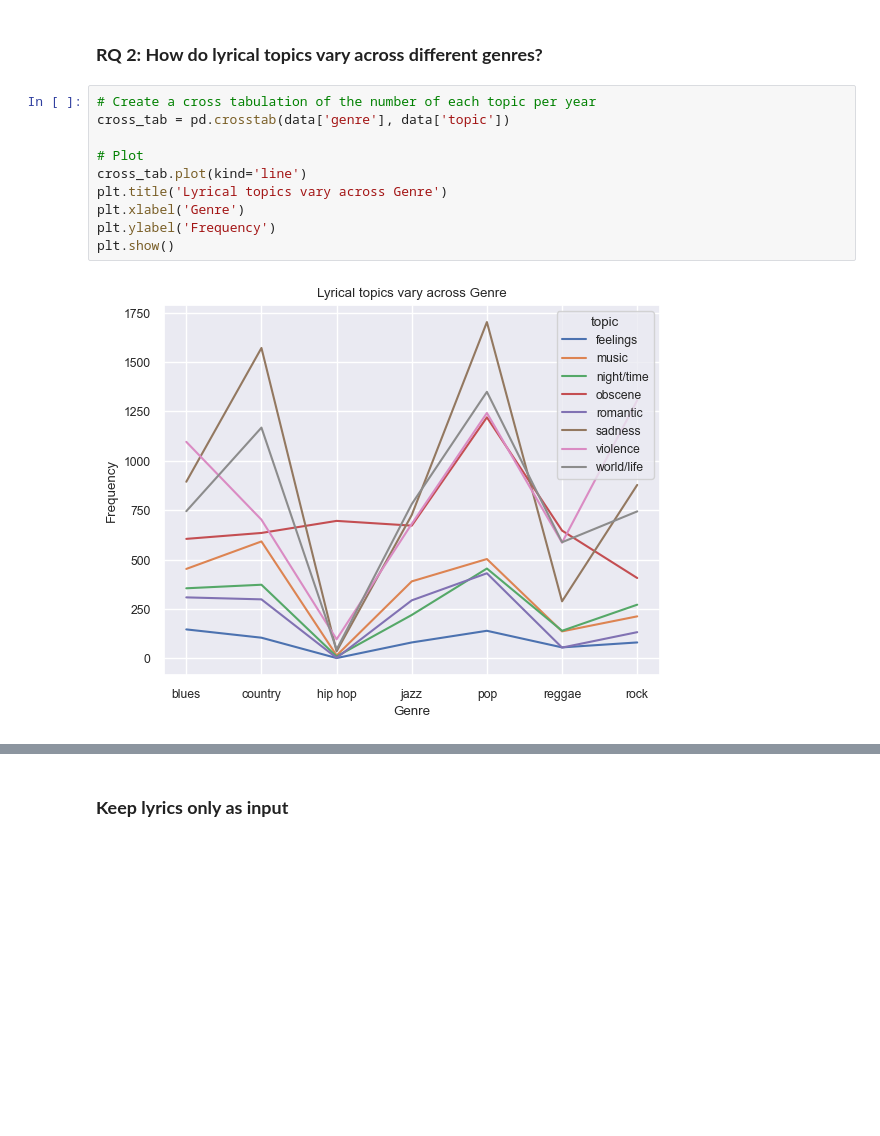
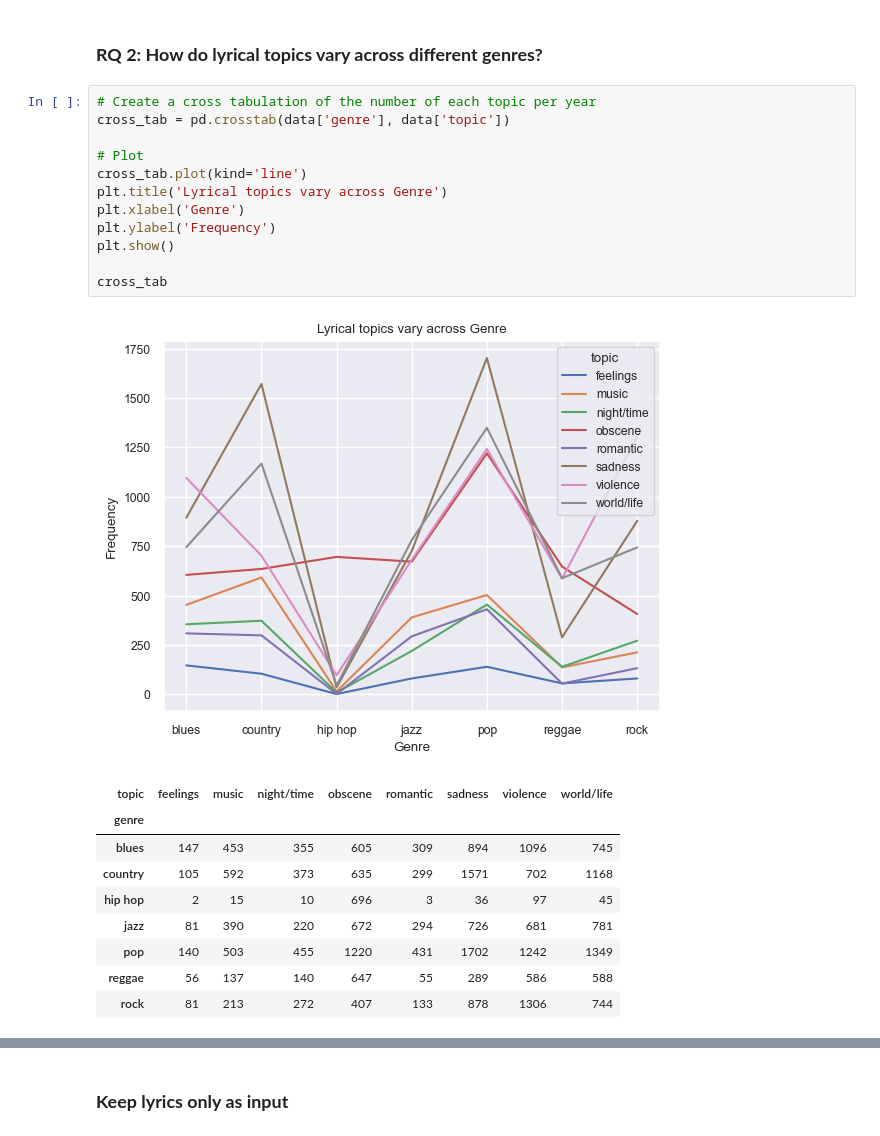
Before and after one commit to indium4arsenid/14hinum, a Jupyter notebook: Topic2_NLP/text_classification_topic_model(1).ipynb, the cells around one changed output, grey strips where cells are left out. Cells and saved outputs as stored; diff of their text form; blank space fills up the shorter version.

```diff
--- a/Topic2_NLP/text_classification_topic_model(1).ipynb
+++ b/Topic2_NLP/text_classification_topic_model(1).ipynb
@@ -601,12 +633,23 @@ To address this research question, we have combined the lyrics and predefined to
 # %%
 # Create a cross tabulation of the number of each topic per year
 cross_tab = pd.crosstab(data['genre'], data['topic'])
 
 # Plot
 cross_tab.plot(kind='line')
 plt.title('Lyrical topics vary across Genre')
 plt.xlabel('Genre')
 plt.ylabel('Frequency')
 plt.show()
+
+cross_tab
 # %% [output]
 [figure]
+| topic | feelings | music | night/time | obscene | romantic | sadness | violence | world/life |
+| genre |  |  |  |  |  |  |  |  |
+| blues | 147 | 453 | 355 | 605 | 309 | 894 | 1096 | 745 |
+| country | 105 | 592 | 373 | 635 | 299 | 1571 | 702 | 1168 |
+| hip hop | 2 | 15 | 10 | 696 | 3 | 36 | 97 | 45 |
+| jazz | 81 | 390 | 220 | 672 | 294 | 726 | 681 | 781 |
+| pop | 140 | 503 | 455 | 1220 | 431 | 1702 | 1242 | 1349 |
+| reggae | 56 | 137 | 140 | 647 | 55 | 289 | 586 | 588 |
+| rock | 81 | 213 | 272 | 407 | 133 | 878 | 1306 | 744 |
```
Also changed, not shown: parts of 8 cells of this notebook.
